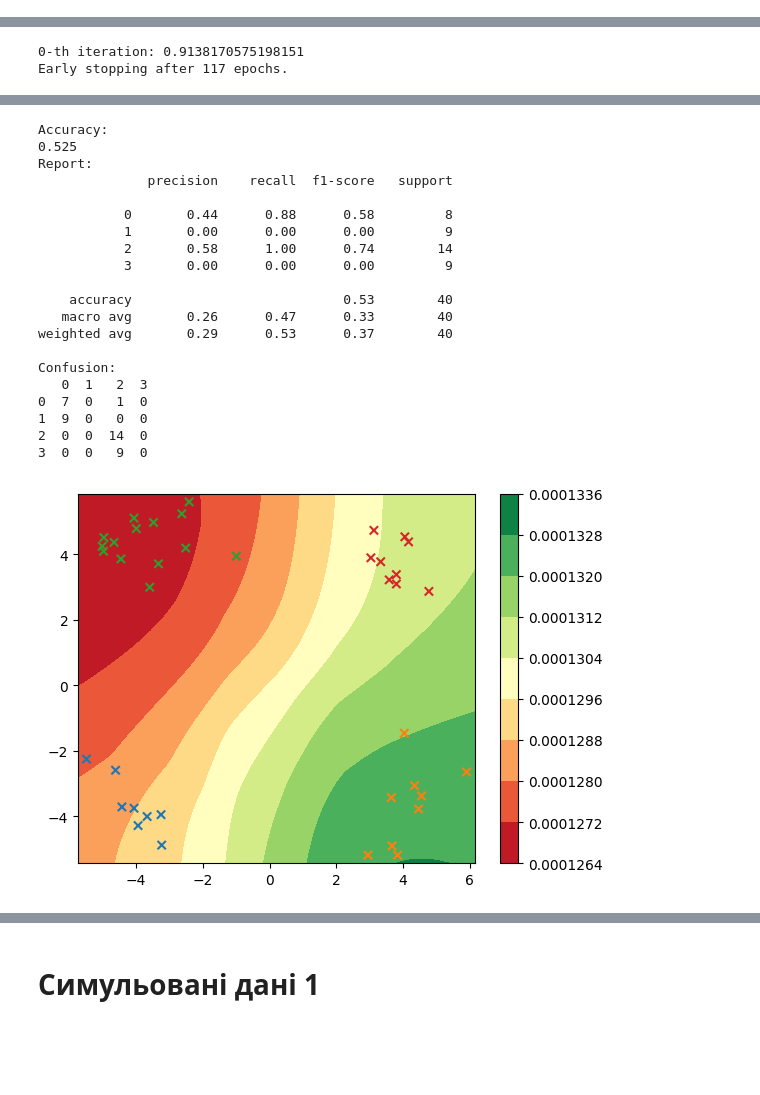
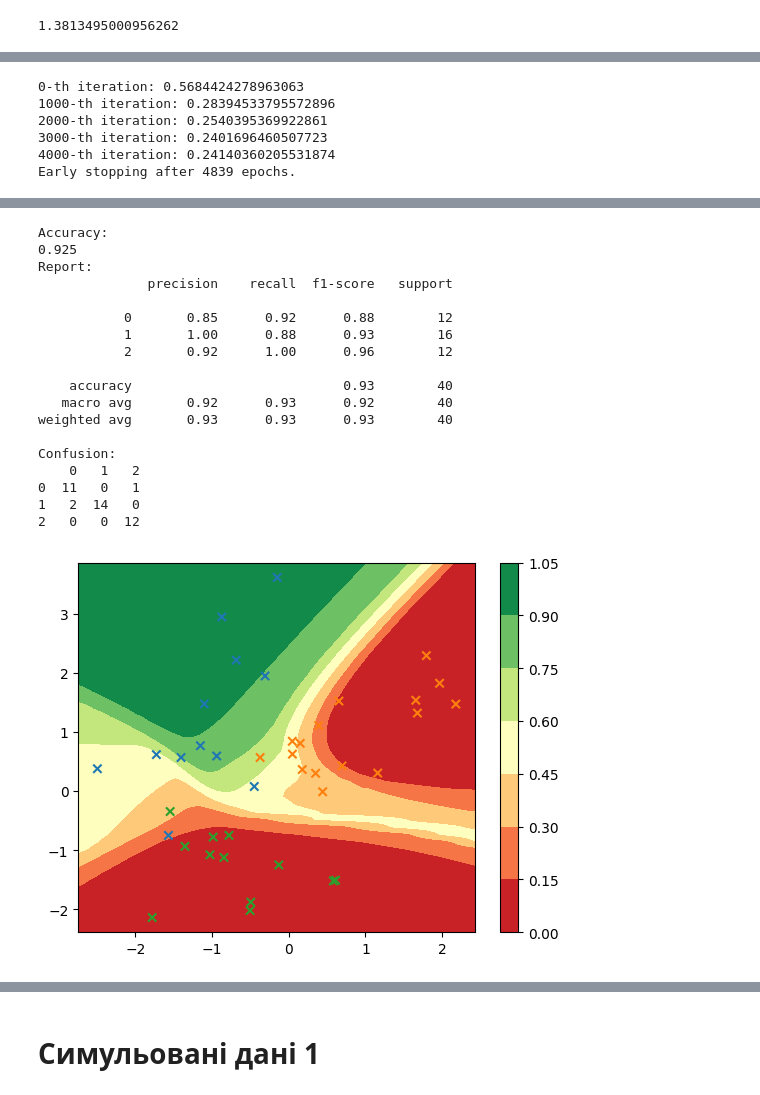
Before and after one commit to Vladkutsyk/ML__INTRO, a Jupyter notebook: Task3/NeuralNet simple.ipynb, the cells around one changed output, grey strips where cells are left out. Drawn from its saved outputs; the diff is of its cells as text; code cells hidden in the pictures; blank space fills up the shorter version.

```diff
--- a/Task3/NeuralNet simple.ipynb
+++ b/Task3/NeuralNet simple.ipynb
@@ -453,26 +469,34 @@ class NeuralNet:
         else:
             raise ValueError("Unsupported activation function in the last layer")
         return result
+# %%
+np.random.randn()
+# %% [output]
+1.3813495000956262
+# %%
+def transform(y):
+    a = np.zeros((y.max()+1, y.shape[0]))
+    for i in range(y.shape[0]):
+        a[y[i][0]][i]=1
+    return a.T
 # %%
-X, y = make_classification(n_samples = 200, n_classes = 4, n_features = 2,
+X, y = make_classification(n_samples = 200, n_classes = 3, n_features = 2,
                             n_informative=2, n_redundant=0, random_state = 42,
-                            flip_y=0.02, class_sep=4,  n_clusters_per_class=1)
+                            flip_y=0.02, class_sep=1,  n_clusters_per_class=1)
 plot_data(X, y)
 plt.show()
 
 X_train, X_test, y_train, y_test = train_test_split(X, y.reshape(-1, 1), test_size=0.2, random_state=42)
-
-layer_dims_1 = [X.shape[1], 20, 20, 20, 20, 20, 4]
+layer_dims_1 = [X.shape[1], 20, 20, 20, 20, 20, 3]
 layer_activations_1 = ['tanh', 'sigmoid', 'relu', 'sigmoid', 'relu', 'softmax']
-batch_size_1 = 32
-keep_prob_1 = 0.9
-patience_1 = 100
+batch_size_1 = 2
+keep_prob_1 = 0.95
+patience_1 = 1000
 
 nn = NeuralNet(layer_dims_1, layer_activations_1, mini_batch_size=batch_size_1, keep_prob=keep_prob_1, patience=patience_1, learning_rate=0.001, num_epochs=5000)
-nn.fit(X_train, y_train, X_test, y_test)
+nn.fit(X_train, transform(y_train), X_test, transform(y_test))
 
 y_test_pred = nn.predict(X_test)
-
 accuracy, report, confusion = evaluate_classification(y_test, y_test_pred)
 print(f"Accuracy: \n{accuracy}")
 print(f"Report: \n{report}")
@@ -484,2 +508,6 @@ plt.show()
-0-th iteration: 0.9138170575198151
-Early stopping after 117 epochs.
+0-th iteration: 0.5684424278963063
+1000-th iteration: 0.28394533795572896
+2000-th iteration: 0.2540395369922861
+3000-th iteration: 0.2401696460507723
+4000-th iteration: 0.24140360205531874
+Early stopping after 4839 epochs.
@@ -487,24 +515,22 @@ Early stopping after 117 epochs.
 Accuracy:
-0.525
+0.925
 Report:
               precision    recall  f1-score   support
 
-           0       0.44      0.88      0.58         8
-           1       0.00      0.00      0.00         9
-           2       0.58      1.00      0.74        14
-           3       0.00      0.00      0.00         9
+           0       0.85      0.92      0.88        12
+           1       1.00      0.88      0.93        16
+           2       0.92      1.00      0.96        12
 
-    accuracy                           0.53        40
-   macro avg       0.26      0.47      0.33        40
-weighted avg       0.29      0.53      0.37        40
+    accuracy                           0.93        40
+   macro avg       0.92      0.93      0.92        40
+weighted avg       0.93      0.93      0.93        40
 
 Confusion:
-   0  1   2  3
-0  7  0   1  0
-1  9  0   0  0
-2  0  0  14  0
-3  0  0   9  0
+    0   1   2
+0  11   0   1
+1   2  14   0
+2   0   0  12
-[figure, old version]
+[figure, new version]
 # %%
 NUM_CLASSES = 2
 X, y = make_classification(n_samples = 1000, n_classes = NUM_CLASSES, n_features = 2,
```
Also changed, not shown: parts of 3 cells of this notebook.
